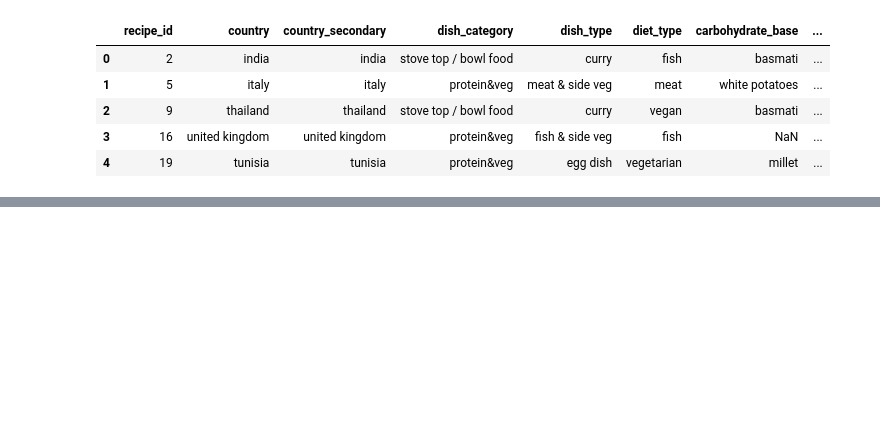
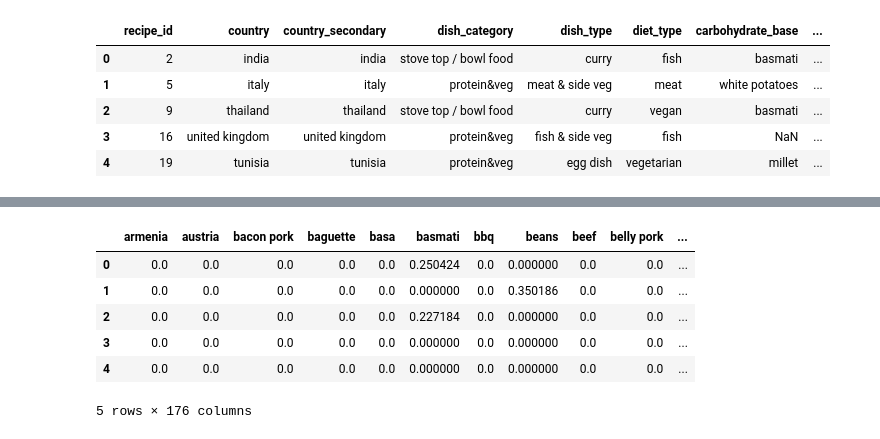
Before and after one commit to alexlgeorgiou/similarity_matrix, a Jupyter notebook: recipe_similarities/data/clean_data/recipe_CB1.ipynb, the cells around one changed output, grey strips where cells are left out. Cells and saved outputs as stored; diff of their text form; code cells hidden in the pictures; blank space fills up the shorter version.

```diff
--- a/recipe_similarities/data/clean_data/recipe_CB1.ipynb
+++ b/recipe_similarities/data/clean_data/recipe_CB1.ipynb
@@ -130,0 +231,13 @@ distance = pd.DataFrame(squareform(res), index=df.index, columns= df.index)
+# %%
+tokens = tf.get_feature_names()
+tf_idf_df = pd.DataFrame(data=tfidf_matrix.toarray(),
+                         columns=tokens)
+tf_idf_df.head()
+# %% [output]
+|  | armenia | austria | bacon pork | baguette | basa | basmati | bbq | beans | beef | belly pork | ... |
+| 0 | 0.0 | 0.0 | 0.0 | 0.0 | 0.0 | 0.250424 | 0.0 | 0.000000 | 0.0 | 0.0 | ... |
+| 1 | 0.0 | 0.0 | 0.0 | 0.0 | 0.0 | 0.000000 | 0.0 | 0.350186 | 0.0 | 0.0 | ... |
+| 2 | 0.0 | 0.0 | 0.0 | 0.0 | 0.0 | 0.227184 | 0.0 | 0.000000 | 0.0 | 0.0 | ... |
+| 3 | 0.0 | 0.0 | 0.0 | 0.0 | 0.0 | 0.000000 | 0.0 | 0.000000 | 0.0 | 0.0 | ... |
+| 4 | 0.0 | 0.0 | 0.0 | 0.0 | 0.0 | 0.000000 | 0.0 | 0.000000 | 0.0 | 0.0 | ... |
+5 rows × 176 columns
```
Also changed, not shown: parts of 23 cells of this notebook, 5 other files.
